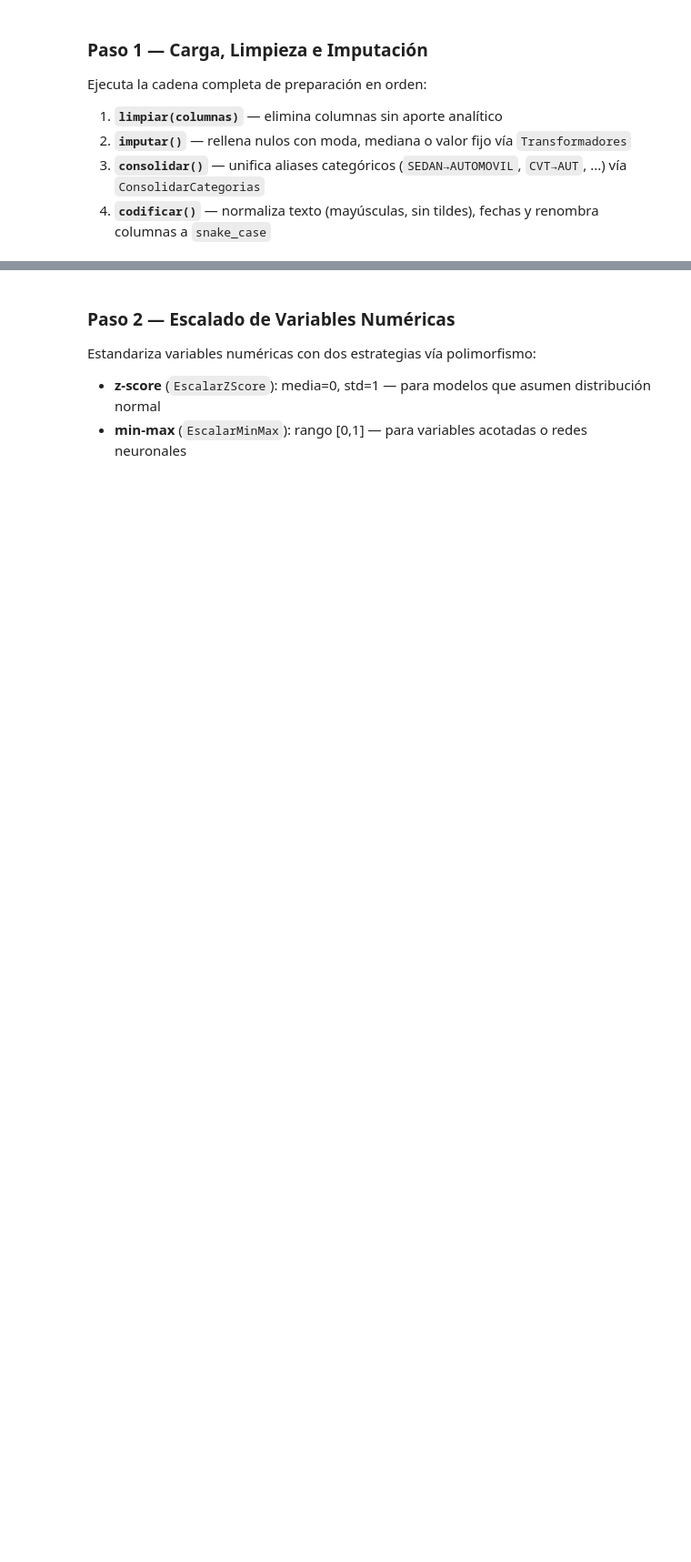
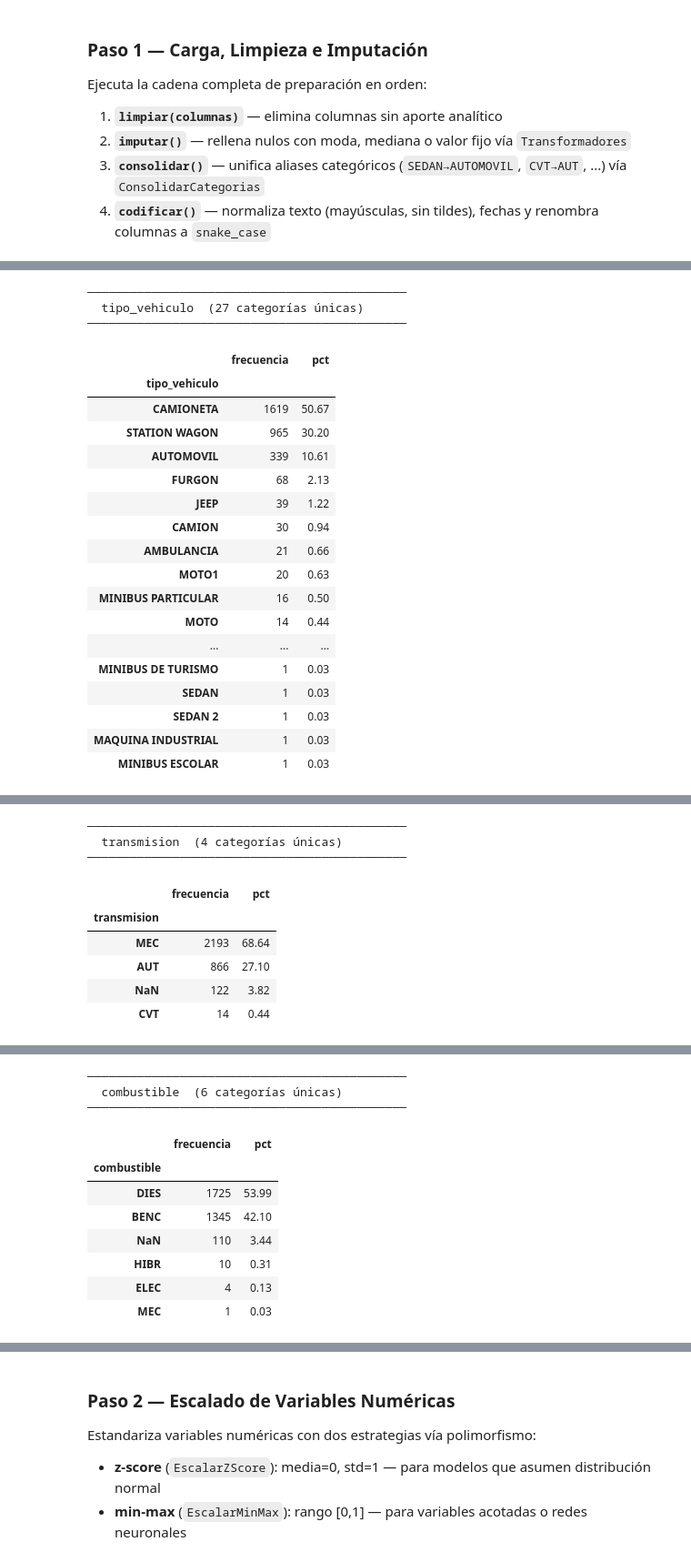
Before and after one commit to hwsaez-code/unab-magister-pro-ciencia-datos-MCDI500, a Jupyter notebook: notebook/Notebook_F3_POO.ipynb, the cells around one changed output, grey strips where cells are left out. Shown at 91% size. Cells and saved outputs as stored; diff of their text form; code cells hidden in the pictures; blank space fills up the shorter version.

```diff
--- a/notebook/Notebook_F3_POO.ipynb
+++ b/notebook/Notebook_F3_POO.ipynb
@@ -786,0 +880,27 @@ pipe = (pipe.
+# %%
+# Sin parámetros: escanea todas las columnas object y señala las que tienen alias
+Explorador(pipe.df)._detectar_candidatas_consolidacion([
+    'tipo_vehiculo', 'transmision', 'combustible'
+])
+# %% [output]
+─────────────────────────────────────────────
+  tipo_vehiculo  (27 categorías únicas)
+─────────────────────────────────────────────
+|  | frecuencia | pct |
+| tipo_vehiculo |  |  |
+| CAMIONETA | 1619 | 50.67 |
+| STATION WAGON | 965 | 30.20 |
+| AUTOMOVIL | 339 | 10.61 |
+| FURGON | 68 | 2.13 |
+| JEEP | 39 | 1.22 |
+| CAMION | 30 | 0.94 |
+| AMBULANCIA | 21 | 0.66 |
+| MOTO1 | 20 | 0.63 |
+| MINIBUS PARTICULAR | 16 | 0.50 |
+| MOTO | 14 | 0.44 |
+| ... | ... | ... |
+| MINIBUS DE TURISMO | 1 | 0.03 |
+| SEDAN | 1 | 0.03 |
+| SEDAN 2 | 1 | 0.03 |
+| MAQUINA INDUSTRIAL | 1 | 0.03 |
+| MINIBUS ESCOLAR | 1 | 0.03 |
@@ -786,0 +908,9 @@ pipe = (pipe.
+─────────────────────────────────────────────
+  transmision  (4 categorías únicas)
+─────────────────────────────────────────────
+|  | frecuencia | pct |
+| transmision |  |  |
+| MEC | 2193 | 68.64 |
+| AUT | 866 | 27.10 |
+| NaN | 122 | 3.82 |
+| CVT | 14 | 0.44 |
@@ -786,0 +918,11 @@ pipe = (pipe.
+─────────────────────────────────────────────
+  combustible  (6 categorías únicas)
+─────────────────────────────────────────────
+|  | frecuencia | pct |
+| combustible |  |  |
+| DIES | 1725 | 53.99 |
+| BENC | 1345 | 42.10 |
+| NaN | 110 | 3.44 |
+| HIBR | 10 | 0.31 |
+| ELEC | 4 | 0.13 |
+| MEC | 1 | 0.03 |
```
Also changed, not shown: parts of 24 cells of this notebook, 1 other file.
